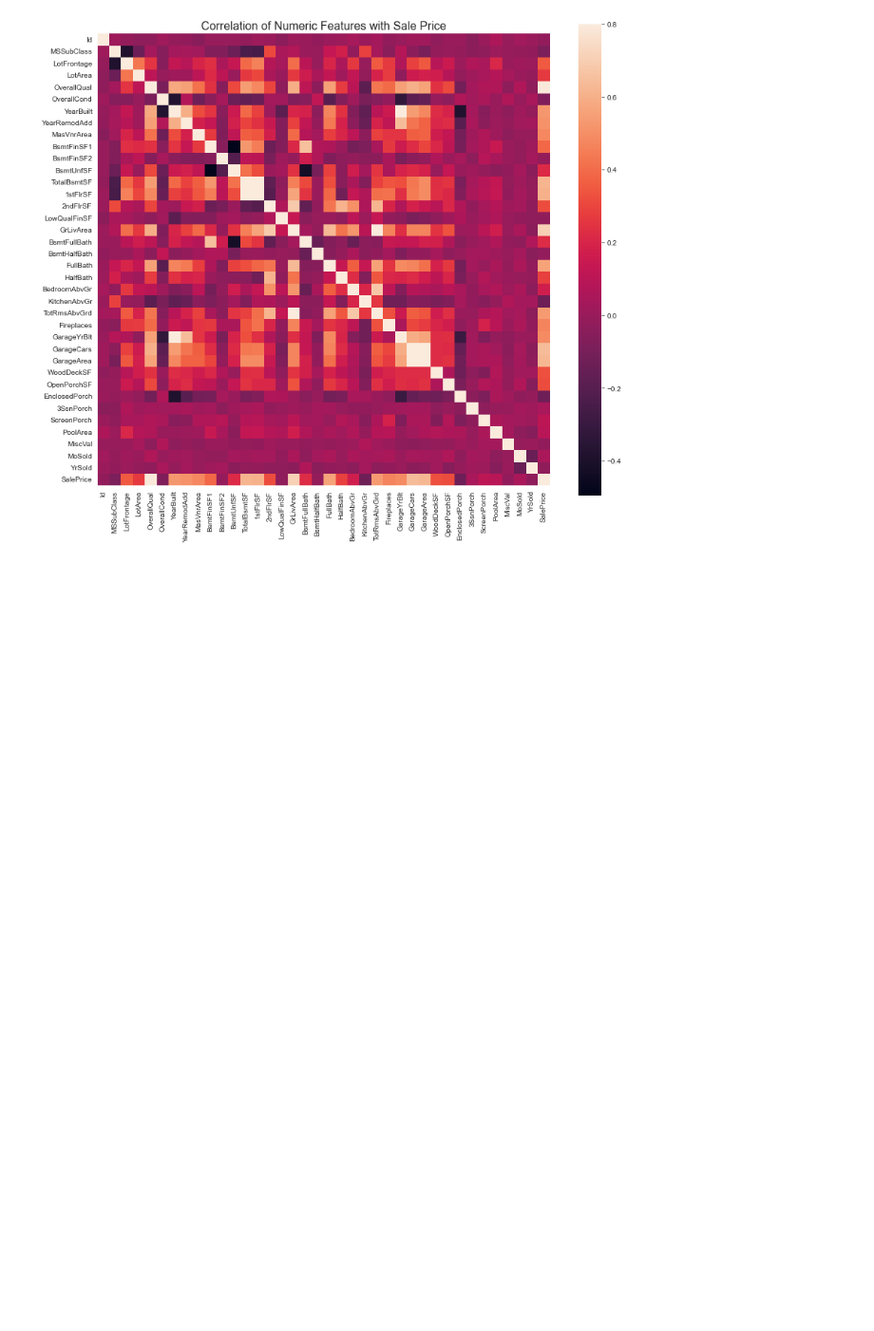
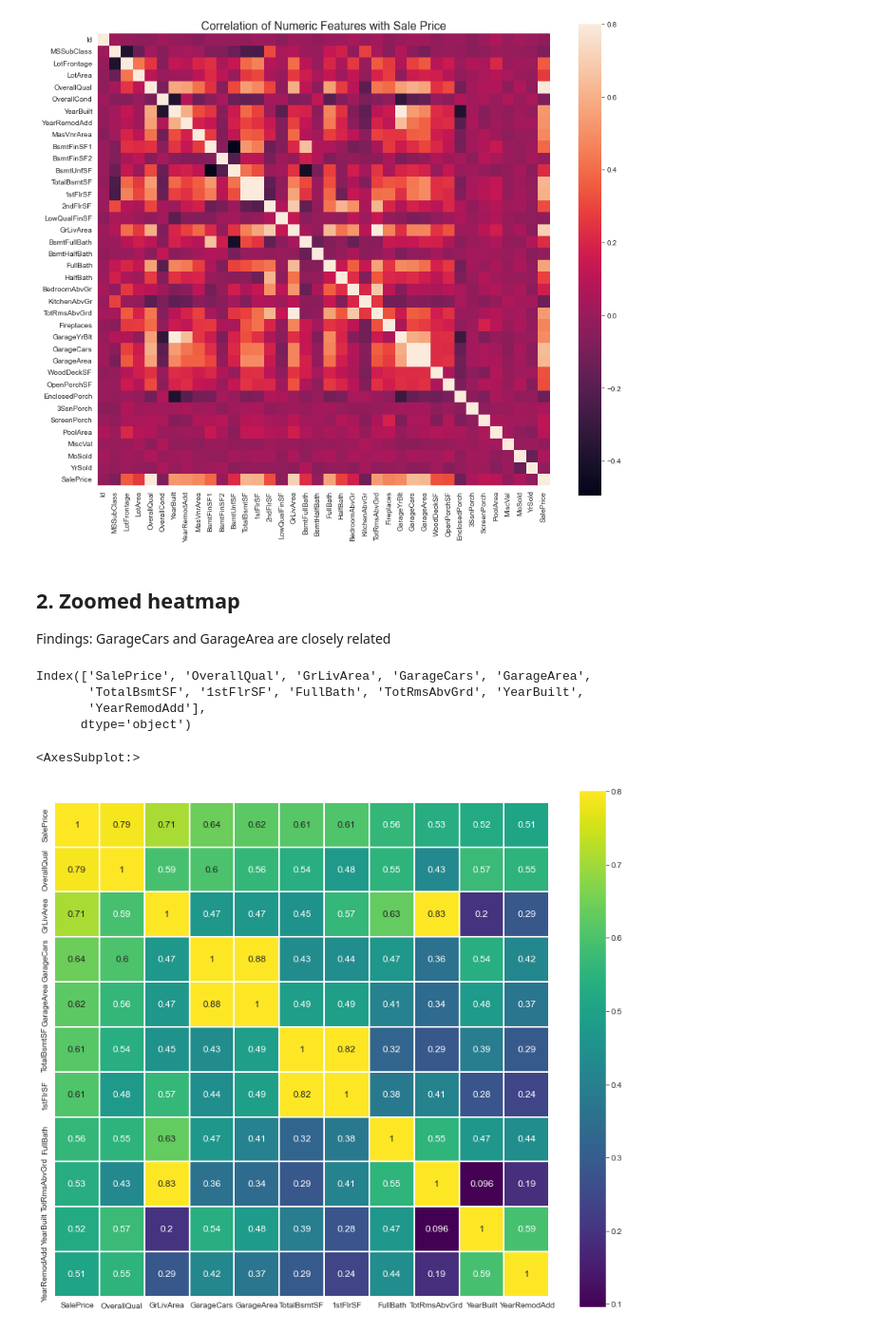
Before and after one commit to KamiLimu1/Data_Science2022, a Jupyter notebook: TutorialOnExplanatoryDataAnalysis.ipynb, the cells around one changed output. Shown at 95% size. Drawn from its saved outputs; the diff is of its cells as text; code cells hidden in the pictures; blank space fills up the shorter version.

Commit message:
Creating a zoomed heatmap

```diff
--- a/TutorialOnExplanatoryDataAnalysis.ipynb
+++ b/TutorialOnExplanatoryDataAnalysis.ipynb
@@ -206,3 +206,21 @@ sns.heatmap(correlation,square = True,  vmax=0.8)
 # %% [output]
 <AxesSubplot:title={'center':'Correlation of Numeric Features with Sale Price'}>
 [figure]
+# %% [markdown]
+## 2. Zoomed heatmap
+
+Findings: GarageCars and GarageArea are closely related
+# %%
+k= 11
+cols = correlation.nlargest(k,'SalePrice')['SalePrice'].index
+print(cols)
+cm = np.corrcoef(train[cols].values.T)
+f , ax = plt.subplots(figsize = (14,12))
+sns.heatmap(cm, vmax=.8, linewidths=0.01,square=True,annot=True,cmap='viridis', linecolor="white",xticklabels = cols.values ,annot_kws = {'size':12},yticklabels = cols.values)
+# %% [output]
+Index(['SalePrice', 'OverallQual', 'GrLivArea', 'GarageCars', 'GarageArea',
+       'TotalBsmtSF', '1stFlrSF', 'FullBath', 'TotRmsAbvGrd', 'YearBuilt',
+       'YearRemodAdd'],
+      dtype='object')
+<AxesSubplot:>
+[figure, added]
```
